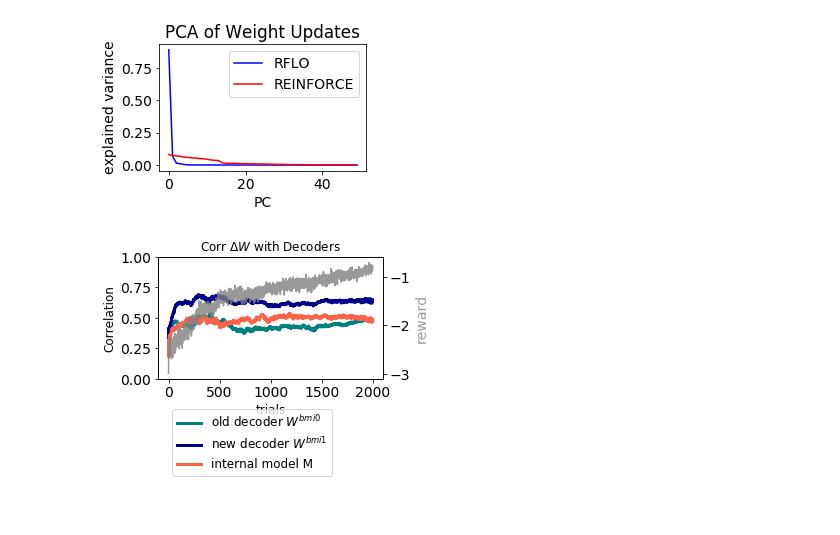
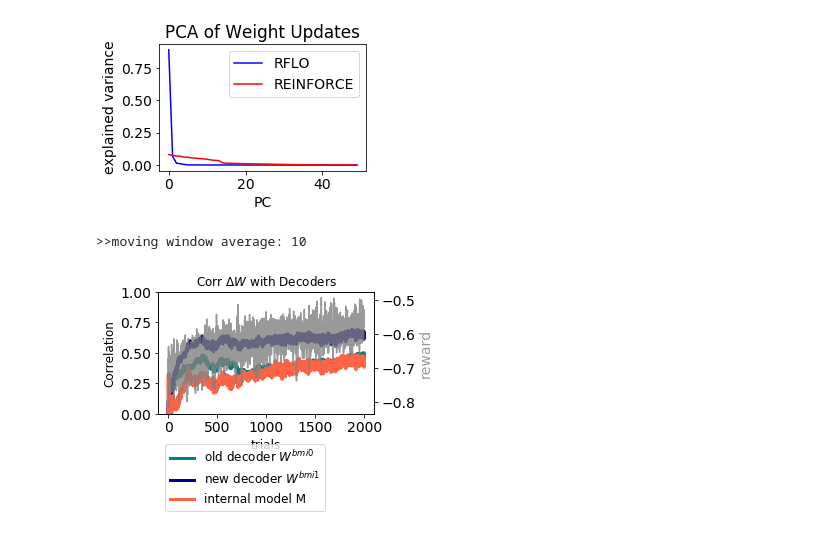
Before and after one commit to jacobfulano/rnn-learning, a Jupyter notebook: experiments/NeurIPS-2022-4-29/Figure-Weight-Correlation-Example-2022-4-29.ipynb, the cells around one changed output. Drawn from its saved outputs; the diff is of its cells as text; code cells hidden in the pictures.

```diff
--- a/experiments/NeurIPS-2022-4-29/Figure-Weight-Correlation-Example-2022-4-29.ipynb
+++ b/experiments/NeurIPS-2022-4-29/Figure-Weight-Correlation-Example-2022-4-29.ipynb
@@ -98,7 +98,7 @@ params = RNNparams(n_in=4,n_rec=50,n_out=2,tau_rec=10,
 params.print_params()
 
 # Initialize RNN
-net0 = RNN(params,f=f_linear,df=df_linear)
+net0 = RNN(params) #,f=f_linear,df=df_linear)
 sim0 = Simulation(net0)
 rflo = RFLO(net0,apply_to=['w_rec'],online=False)
 sim0.run_session(n_trials=500, tasks=[task1], learn_alg=[rflo], probe_types=['loss'], plot=True, plot_freq=20)
@@ -201,6 +201,6 @@ sim1_post.run_session(n_trials=500, tasks=[task1], learn_alg=[trackvars], probe_
 # %%
 """ Plot example trajectories during training """
-save = True
+save = False
 if save:
     lw, fs = paper_format()
 
@@ -268,7 +268,7 @@ C:  (50, 2500)
 """ Compare Change in Weights"""
 
 
-save = True
+save = False
 
 if save:
     lw,fs = paper_format()
@@ -284,11 +284,14 @@ ax1.set_yscale('log')
 """ correlation with W_out.T using average error """
 #av_error = np.mean(np.asarray(sim1_train.session_probes['err']),axis=0).squeeze() # positions at trial n
 
+window = 10
+print('>>moving window average: {}'.format(window))
+
 delta_W_all = []
 corrs_w_out0=[]
 corrs_w_out=[]
 corrs_w_m=[]
-for n in range(n_trials-2):
+for count,n in enumerate(range(n_trials-2)):
     deltaW1 = W[n+1][0] - W[n][0]
 
     delta_W_all.append(deltaW1)
@@ -300,7 +303,10 @@ for n in range(n_trials-2):
     delta_w_out = np.outer(net1.w_out.T @ np.sum(error,axis=0), np.sum(activity,axis=0)) # new decoder
     delta_w_m = np.outer(net1.w_m @ np.sum(error,axis=0), np.sum(activity,axis=0)) # internal model
 
-    delta_W_av = np.mean(np.asarray(delta_W_all),axis=0)
+    if count > window:
+        delta_W_av = np.mean(np.asarray(delta_W_all[window:]),axis=0)
+    else:
+        delta_W_av = np.mean(np.asarray(delta_W_all[count:]),axis=0)
 
 #     corrs_w_out.append(np.corrcoef(delta_W_av.ravel(),delta_w_out.ravel())[0,1])
 #     corrs_w_m.append(np.corrcoef(delta_W_av.ravel(),delta_w_m.ravel())[0,1])
@@ -431,6 +438,6 @@ sim1_post.run_session(n_trials=500, tasks=[task1], learn_alg=[trackvars], probe_
 # %%
 """ Plot example trajectories during training """
-save = True
+save = False
 if save:
     lw, fs = paper_format()
 
@@ -502,7 +509,7 @@ plt.show()
 # %% [output]
 [figure]
 # %%
-save = True
+save = False
 
 if save:
     lw,fs = paper_format()
@@ -514,11 +521,15 @@ fig,ax = plt.subplots(1,1,figsize=(5,4))
 """ correlation with W_out.T using average error """
 #av_error = np.mean(np.asarray(sim1_train.session_probes['err']),axis=0).squeeze() # positions at trial n
 
+W = sim1_train.session_probes['w_rec']
+
+window = 10
+print('>>moving window average: {}'.format(window))
 delta_W_all = []
 corrs_w_out0=[]
 corrs_w_out=[]
 corrs_w_m=[]
-for n in range(n_trials-2):
+for count,n in enumerate(range(n_trials-2)):
     deltaW1 = W[n+1][0] - W[n][0]
 
     delta_W_all.append(deltaW1)
@@ -530,7 +541,10 @@ for n in range(n_trials-2):
     delta_w_out = np.outer(net1.w_out.T @ np.sum(error,axis=0), np.sum(activity,axis=0)) # new decoder
     delta_w_m = np.outer(net1.w_m @ np.sum(error,axis=0), np.sum(activity,axis=0)) # internal model
 
-    delta_W_av = np.mean(np.asarray(delta_W_all),axis=0)
+    if count > window:
+        delta_W_av = np.mean(np.asarray(delta_W_all[window:]),axis=0)
+    else:
+        delta_W_av = np.mean(np.asarray(delta_W_all[count:]),axis=0)
 
 #     corrs_w_out.append(np.corrcoef(delta_W_av.ravel(),delta_w_out.ravel())[0,1])
 #     corrs_w_m.append(np.corrcoef(delta_W_av.ravel(),delta_w_m.ravel())[0,1])
@@ -545,31 +559,32 @@ ax.plot(corrs_w_out,'-',label='new decoder '+r'$W^{bmi1}$',color='darkblue',line
 ax.plot(corrs_w_m,'-',label='internal model M',color='tomato',linewidth=3)
 plt.ylim([0,1])
 
 
 
 ax1 = ax.twinx()
 reward = np.mean(np.asarray(sim1_train.session_probes['reward']),axis=1)
 #std = np.std(np.asarray(sim.session_probes['loss']),axis=1)
 ax1.plot(reward,color='gray',alpha=0.8)
 #ax1.fill_between(np.arange(len(loss)),loss-std,loss+std,alpha=0.2)
 ax1.set_ylabel('reward',color='gray',alpha=0.8)
 #ax1.set_yscale('log')
 #ax1.set_ylim(top=np.max(loss))
 plt.tight_layout()
 ax.legend(bbox_to_anchor=(1,-0.2))
 plt.title('Correlation of \dW with Decoders')
 ax.set_ylabel('Correlation')
 ax.set_xlabel('trials')
 
 
 ax.legend(bbox_to_anchor=(0.8,-0.2),fontsize=fs)
 plt.title('Corr '+r'$\Delta W$'+ ' with Decoders',fontsize=fs)
 ax.set_ylabel('Correlation',fontsize=fs)
 ax.set_xlabel('trials',fontsize=fs)
 plt.tight_layout()
 
 
 if save:
     fig.savefig('reinforce-W-correlation.pdf')
 # %% [output]
+>>moving window average: 10
-[figure, old version]
+[figure, new version]
```
Also changed, not shown: parts of 12 cells of this notebook, 17 other files.
